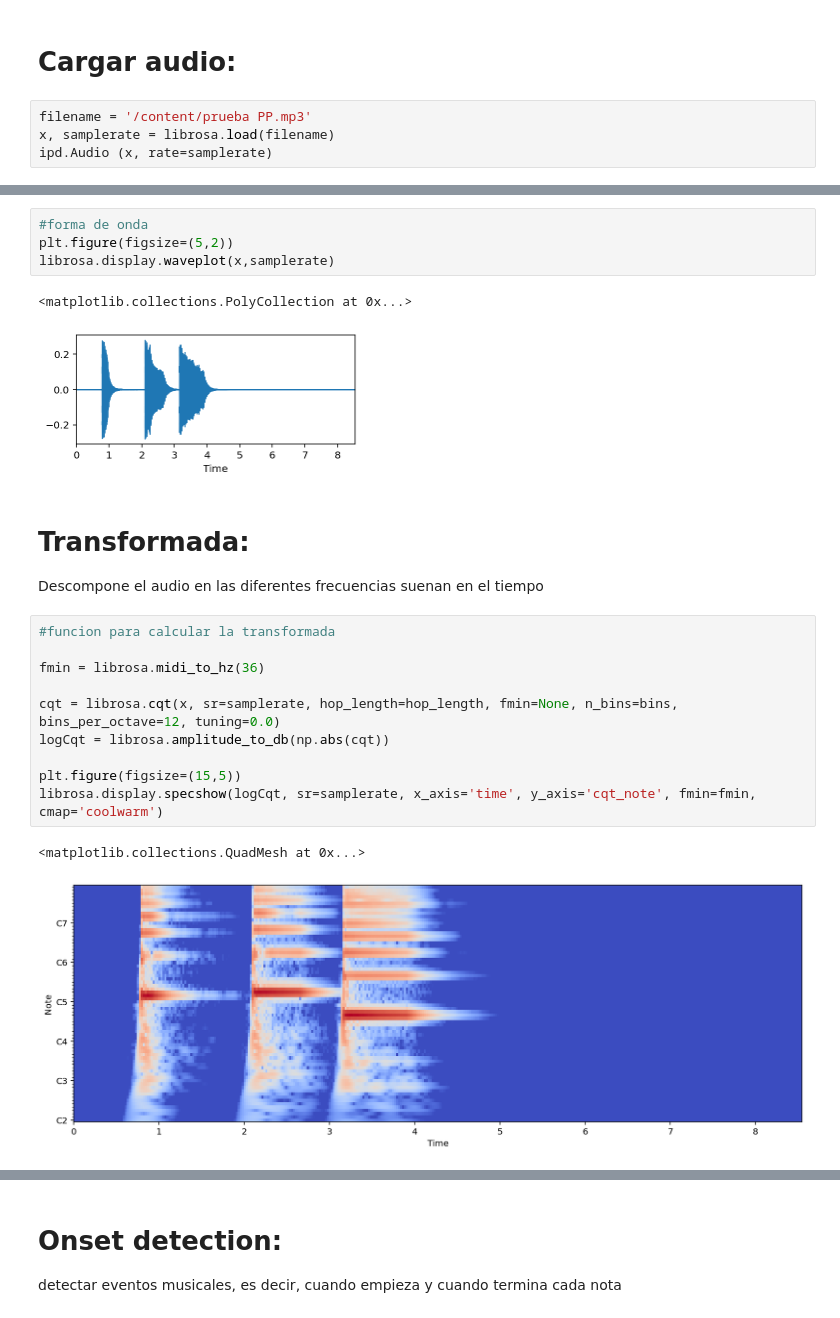
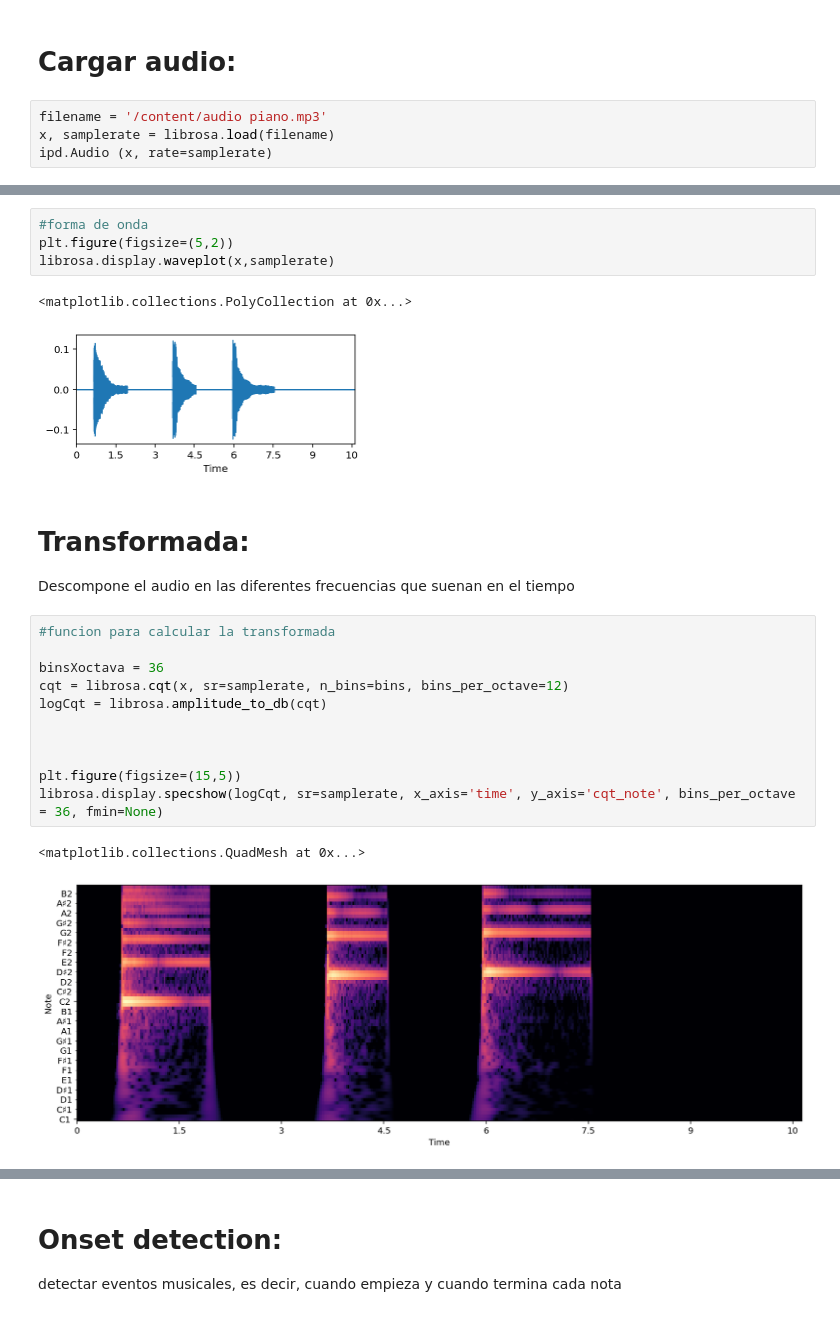
Before and after one commit to pedrogaldo/PERFECT-PITCH, a Jupyter notebook: PERFECT_PITCH.ipynb, the cells around one changed output, grey strips where cells are left out. Cells and saved outputs as stored; diff of their text form.

```diff
--- a/PERFECT_PITCH.ipynb
+++ b/PERFECT_PITCH.ipynb
@@ -36,7 +36,7 @@ pre_post_max = 6
 # %% [markdown]
 # **Cargar audio:**
 # %%
-filename = '/content/prueba PP.mp3'
+filename = '/content/audio piano.mp3'
 x, samplerate = librosa.load(filename)
 ipd.Audio (x, rate=samplerate)
 # %% [output]
@@ -47,21 +47,22 @@ plt.figure(figsize=(5,2))
 librosa.display.waveplot(x,samplerate)
 # %% [output]
 <matplotlib.collections.PolyCollection at 0x...>
-[figure, old version]
+[figure, new version]
 # %% [markdown]
 # **Transformada:**
 
-Descompone el audio en las diferentes frecuencias suenan en el tiempo
+Descompone el audio en las diferentes frecuencias que suenan en el tiempo
 # %%
 #funcion para calcular la transformada
 
-fmin = librosa.midi_to_hz(36)
+binsXoctava = 36
+cqt = librosa.cqt(x, sr=samplerate, n_bins=bins, bins_per_octave=12)
+logCqt = librosa.amplitude_to_db(cqt)
 
-cqt = librosa.cqt(x, sr=samplerate, hop_length=hop_length, fmin=None, n_bins=bins, bins_per_octave=12, tuning=0.0)
-logCqt = librosa.amplitude_to_db(np.abs(cqt))
+
 
 plt.figure(figsize=(15,5))
-librosa.display.specshow(logCqt, sr=samplerate, x_axis='time', y_axis='cqt_note', fmin=fmin, cmap='coolwarm')
+librosa.display.specshow(logCqt, sr=samplerate, x_axis='time', y_axis='cqt_note', bins_per_octave = 36, fmin=None)
 # %% [output]
 <matplotlib.collections.QuadMesh at 0x...>
-[figure, old version]
+[figure, new version]
```
Also changed, not shown: parts of 16 cells of this notebook.
